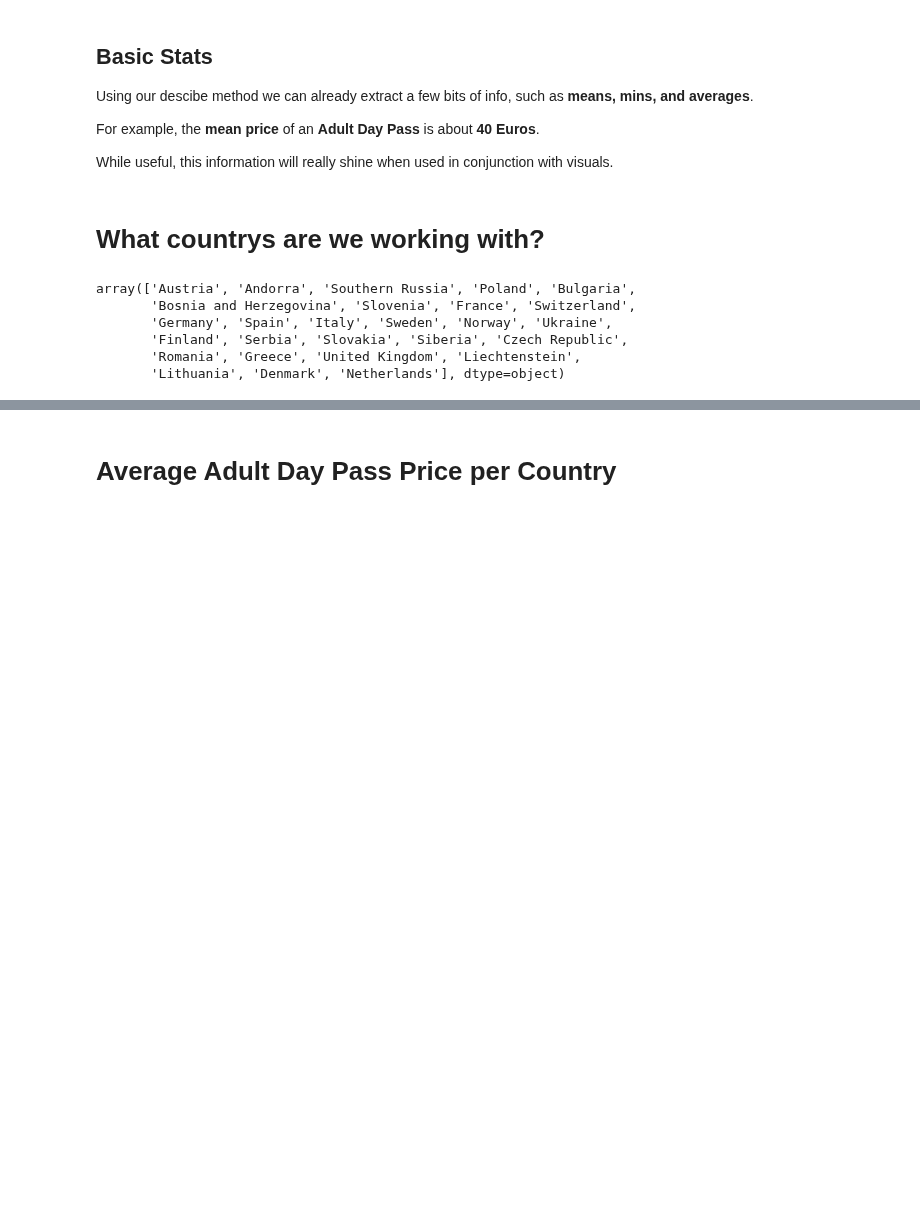
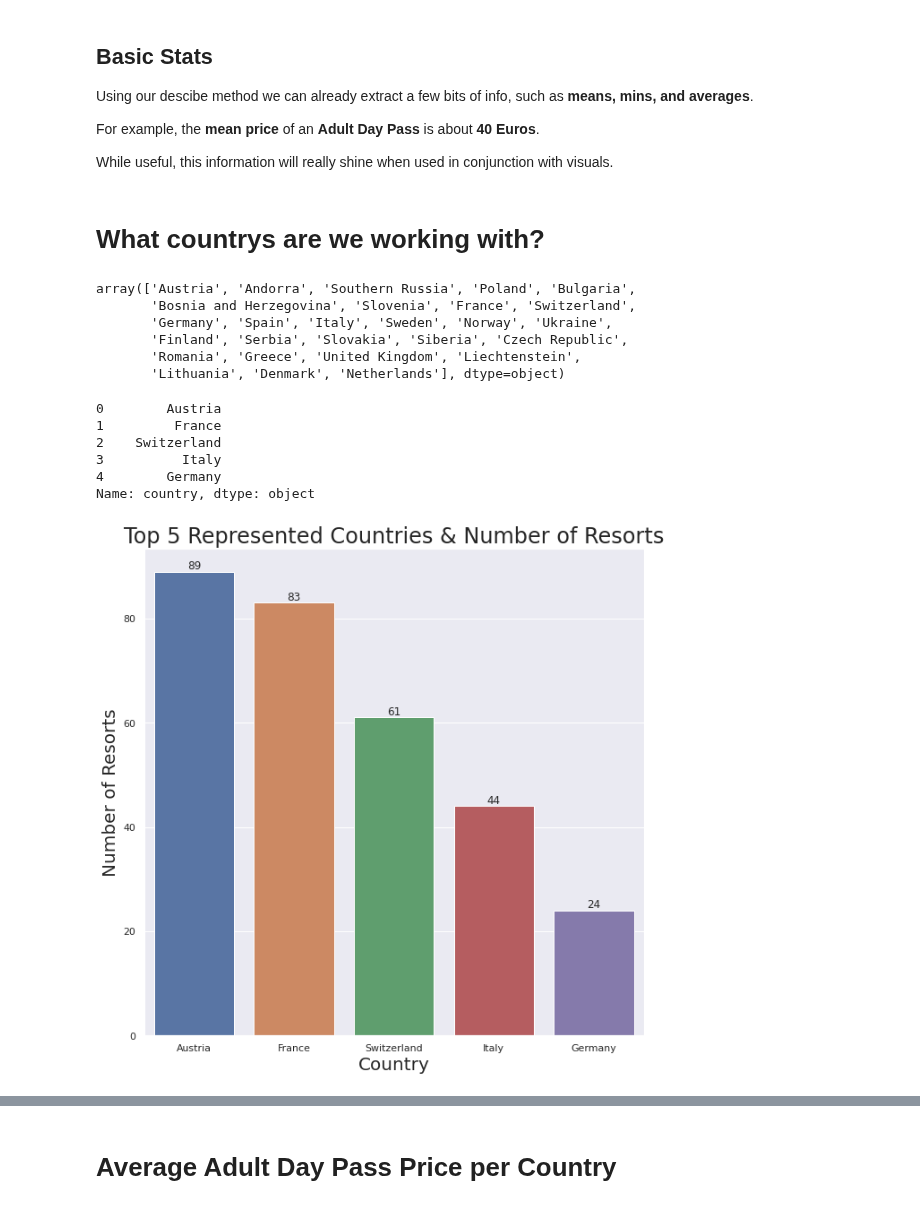
Before and after one commit to nembdev/python_portfolio, a Jupyter notebook: Data Analysis Projects/European Ski Resorts(Pandas)/European Ski Resorts ll.ipynb, the cells around one changed output, grey strips where cells are left out. Cells and saved outputs as stored; diff of their text form; code cells hidden in the pictures; blank space fills up the shorter version.

Commit message:
changed day pass title method added top 5 country bar plot changed global font size to 24 added oth_counts aggregation for top 5 countries added piechart for top 5 + Other

```diff
--- a/Data Analysis Projects/European Ski Resorts(Pandas)/European Ski Resorts ll.ipynb
+++ b/Data Analysis Projects/European Ski Resorts(Pandas)/European Ski Resorts ll.ipynb
@@ -63,7 +63,7 @@ import seaborn as sns
 style.use("ggplot")
 plt.rcParams['figure.figsize'] = [10, 10]
 font = {
-        'size'   : 20}
+        'size'   : 24}
 
 plt.rc('font', **font)
 
@@ -210,3 +210,31 @@ array(['Austria', 'Andorra', 'Southern Russia', 'Poland', 'Bulgaria',
        'Finland', 'Serbia', 'Slovakia', 'Siberia', 'Czech Republic',
        'Romania', 'Greece', 'United Kingdom', 'Liechtenstein',
        'Lithuania', 'Denmark', 'Netherlands'], dtype=object)
+# %%
+# counts
+# convert country value counts to a dataframe, using walrus operator
+(counts:=ski_data['country'].value_counts().to_frame().reset_index()).rename(columns = {"index": "country", "country": 'num_resorts'}, inplace=True)
+# %%
+counts["country"][0:5]
+# %% [output]
+0        Austria
+1         France
+2    Switzerland
+3          Italy
+4        Germany
+Name: country, dtype: object
+# %%
+fig, ax = plt.subplots()
+
+# ax = plt.bar(x=counts["country"][0:5], height=counts["num_resorts"][0:5])
+
+sns.barplot(ax=ax, data=counts, x=counts["country"][0:5],y=counts["num_resorts"][0:5])
+
+ax.set_title("Top 5 Represented Countries & Number of Resorts", size = 24 )
+ax.set_xlabel("Country", size = 20)
+ax.set_ylabel("Number of Resorts", size = 20)
+
+for i in ax.containers:
+    ax.bar_label(i,)
+# %% [output]
+[figure, added]
```
Also changed, not shown: parts of 6 cells of this notebook, 1 other file.
